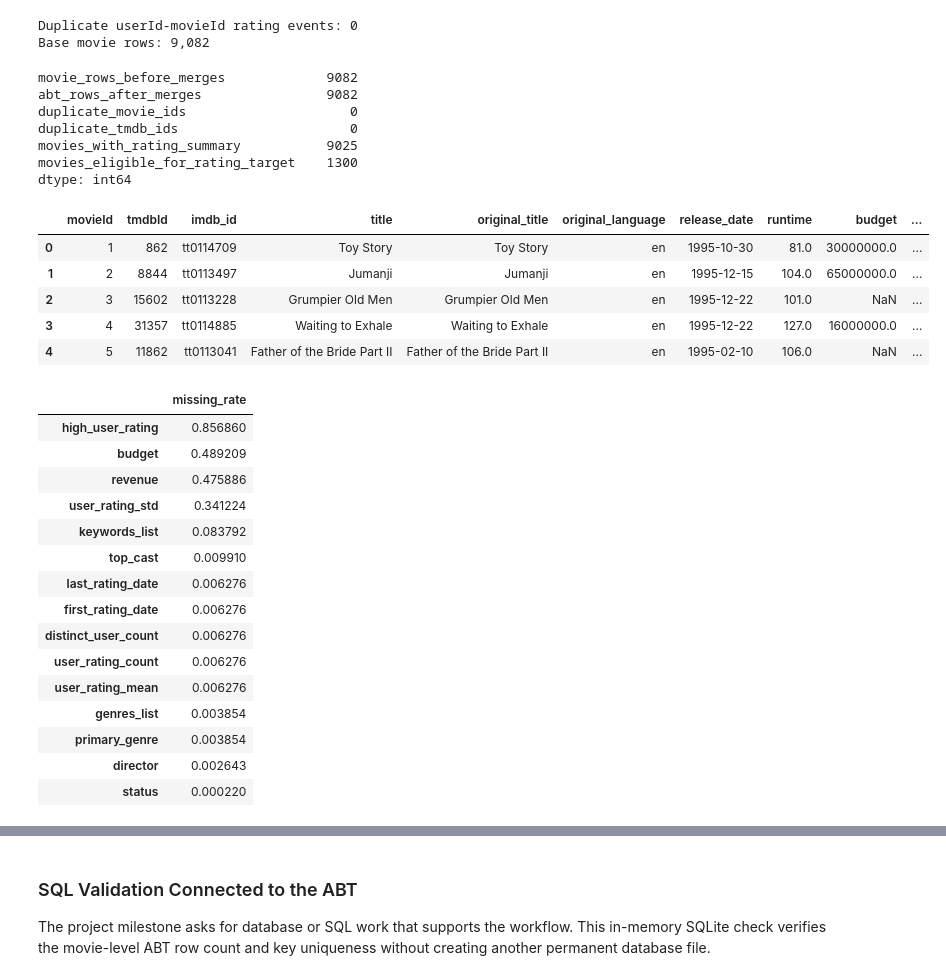
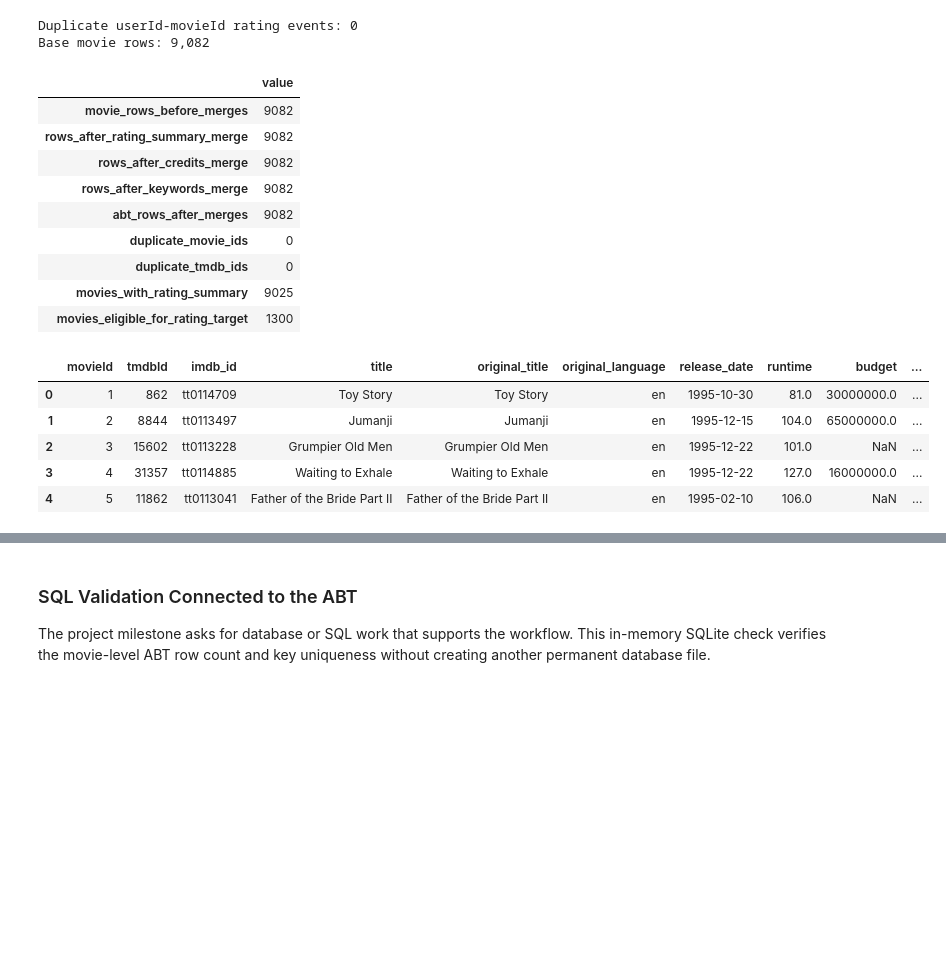
Before and after one commit to utsahenry/ban6003-project-option-1-movies-henry-ha, a Jupyter notebook: notebooks/movies_project_starter.ipynb, the cells around one changed output, grey strips where cells are left out. Drawn from its saved outputs; the diff is of its cells as text; code cells hidden in the pictures; blank space fills up the shorter version.

```diff
--- a/notebooks/movies_project_starter.ipynb
+++ b/notebooks/movies_project_starter.ipynb
@@ -434,44 +434,53 @@ abt["high_user_rating"] = (
 )
 # %%
 abt_validation = pd.Series({
-    "movie_rows_before_merges": len(movies),
+    "movie_rows_before_merges": len(movies_clean),
+    "rows_after_rating_summary_merge": rows_after_ratings,
+    "rows_after_credits_merge": rows_after_credits,
+    "rows_after_keywords_merge": rows_after_keywords,
     "abt_rows_after_merges": len(abt),
     "duplicate_movie_ids": abt["movieId"].duplicated().sum(),
     "duplicate_tmdb_ids": abt["tmdbId"].duplicated().sum(),
-    "movies_with_rating_summary": abt["user_rating_count"].notna().sum(),
-    "movies_eligible_for_rating_target": abt["high_user_rating"].notna().sum(),
+    "movies_with_rating_summary": (
+        abt["user_rating_count"].notna().sum()
+    ),
+    "movies_eligible_for_rating_target": (
+        abt["high_user_rating"].notna().sum()
+    ),
 })
 
-display(abt_validation)
+display(abt_validation.to_frame("value"))
+
+assert rows_after_ratings == len(movies_clean)
+assert rows_after_credits == len(movies_clean)
+assert rows_after_keywords == len(movies_clean)
+
+assert len(abt) == len(movies_clean)
+assert abt["movieId"].is_unique
+
 display(abt.head())
-display(abt.isna().mean().sort_values(ascending=False).head(15).to_frame("missing_rate"))
+
+display(
+    abt.isna()
+    .mean()
+    .sort_values(ascending=False)
+    .head(15)
+    .to_frame("missing_rate")
+)
 # %% [output]
-movie_rows_before_merges             9082
-abt_rows_after_merges                9082
-duplicate_movie_ids                     0
-duplicate_tmdb_ids                      0
-movies_with_rating_summary           9025
-movies_eligible_for_rating_target    1300
-dtype: int64
-|  | movieId | tmdbId | imdb_id | title | original_title | original_language | release_date | runtime | budget | ... |
-| 0 | 1 | 862 | tt0114709 | Toy Story | Toy Story | en | 1995-10-30 | 81.0 | 30000000.0 | ... |
-| 1 | 2 | 8844 | tt0113497 | Jumanji | Jumanji | en | 1995-12-15 | 104.0 | 65000000.0 | ... |
-| 2 | 3 | 15602 | tt0113228 | Grumpier Old Men | Grumpier Old Men | en | 1995-12-22 | 101.0 | NaN | ... |
-| 3 | 4 | 31357 | tt0114885 | Waiting to Exhale | Waiting to Exhale | en | 1995-12-22 | 127.0 | 16000000.0 | ... |
-| 4 | 5 | 11862 | tt0113041 | Father of the Bride Part II | Father of the Bride Part II | en | 1995-02-10 | 106.0 | NaN | ... |
+|  | value |
+| movie_rows_before_merges | 9082 |
+| rows_after_rating_summary_merge | 9082 |
+| rows_after_credits_merge | 9082 |
+| rows_after_keywords_merge | 9082 |
+| abt_rows_after_merges | 9082 |
+| duplicate_movie_ids | 0 |
+| duplicate_tmdb_ids | 0 |
+| movies_with_rating_summary | 9025 |
+| movies_eligible_for_rating_target | 1300 |
-|  | missing_rate |
-| high_user_rating | 0.856860 |
-| budget | 0.489209 |
-| revenue | 0.475886 |
-| user_rating_std | 0.341224 |
-| keywords_list | 0.083792 |
-| top_cast | 0.009910 |
-| last_rating_date | 0.006276 |
-| first_rating_date | 0.006276 |
-| distinct_user_count | 0.006276 |
-| user_rating_count | 0.006276 |
-| user_rating_mean | 0.006276 |
-| genres_list | 0.003854 |
-| primary_genre | 0.003854 |
-| director | 0.002643 |
-| status | 0.000220 |
+|  | movieId | tmdbId | imdb_id | title | original_title | original_language | release_date | runtime | budget | ... |
+| 0 | 1 | 862 | tt0114709 | Toy Story | Toy Story | en | 1995-10-30 | 81.0 | 30000000.0 | ... |
+| 1 | 2 | 8844 | tt0113497 | Jumanji | Jumanji | en | 1995-12-15 | 104.0 | 65000000.0 | ... |
+| 2 | 3 | 15602 | tt0113228 | Grumpier Old Men | Grumpier Old Men | en | 1995-12-22 | 101.0 | NaN | ... |
+| 3 | 4 | 31357 | tt0114885 | Waiting to Exhale | Waiting to Exhale | en | 1995-12-22 | 127.0 | 16000000.0 | ... |
+| 4 | 5 | 11862 | tt0113041 | Father of the Bride Part II | Father of the Bride Part II | en | 1995-02-10 | 106.0 | NaN | ... |
```
Also changed, not shown: parts of 2 cells of this notebook.
